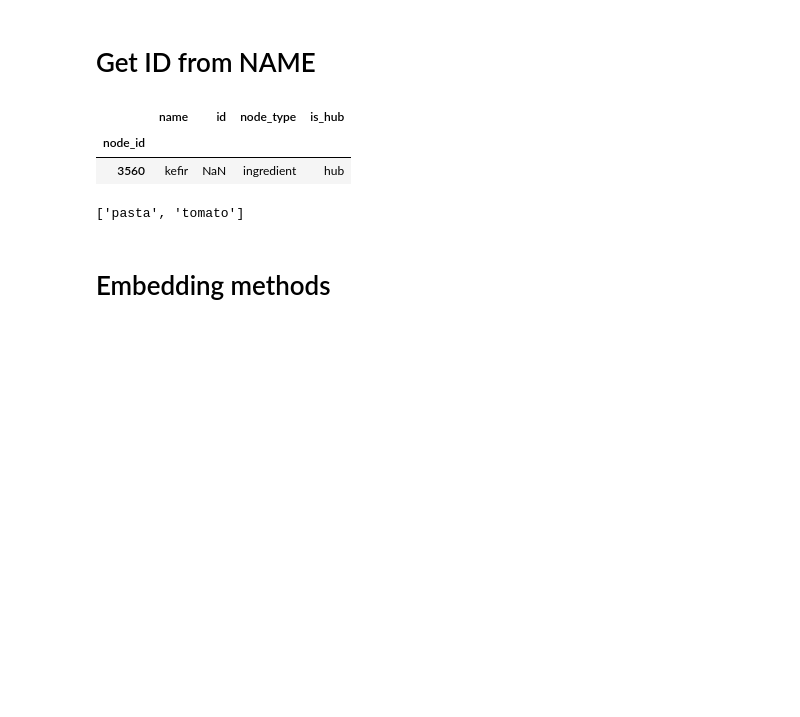
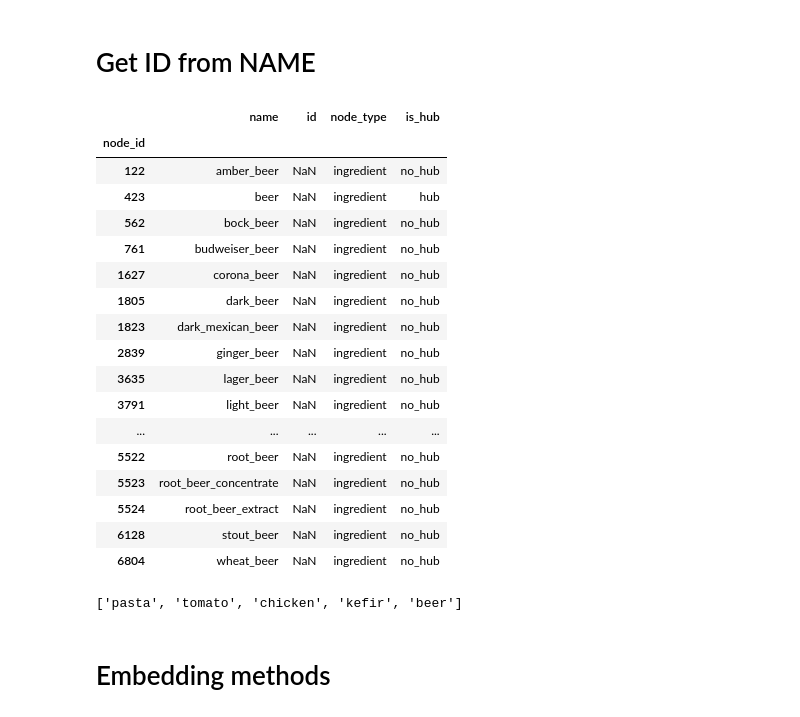
Before and after one commit to Marcrulo/ElevateMyDish, a Jupyter notebook: src/main.ipynb, the cells around one changed output. Saved outputs shown, nothing was run; the diff lists cells and outputs as text; code cells hidden in the pictures; blank space fills up the shorter version.

```diff
--- a/src/main.ipynb
+++ b/src/main.ipynb
@@ -63,20 +63,34 @@ Removed 0 isolated nodes
 # %% [markdown]
 # Get ID from NAME
 # %%
-subset = nodes[nodes['name'].str.contains('kefir', case=False, na=False)]
+subset = nodes[nodes['name'].str.contains('beer', case=False, na=False)]
 # subset = subset[subset['is_hub'] == 'hub']
 subset
 # %% [output]
 |  | name | id | node_type | is_hub |
 | node_id |  |  |  |  |
-| 3560 | kefir | NaN | ingredient | hub |
+| 122 | amber_beer | NaN | ingredient | no_hub |
+| 423 | beer | NaN | ingredient | hub |
+| 562 | bock_beer | NaN | ingredient | no_hub |
+| 761 | budweiser_beer | NaN | ingredient | no_hub |
+| 1627 | corona_beer | NaN | ingredient | no_hub |
+| 1805 | dark_beer | NaN | ingredient | no_hub |
+| 1823 | dark_mexican_beer | NaN | ingredient | no_hub |
+| 2839 | ginger_beer | NaN | ingredient | no_hub |
+| 3635 | lager_beer | NaN | ingredient | no_hub |
+| 3791 | light_beer | NaN | ingredient | no_hub |
+| ... | ... | ... | ... | ... |
+| 5522 | root_beer | NaN | ingredient | no_hub |
+| 5523 | root_beer_concentrate | NaN | ingredient | no_hub |
+| 5524 | root_beer_extract | NaN | ingredient | no_hub |
+| 6128 | stout_beer | NaN | ingredient | no_hub |
+| 6804 | wheat_beer | NaN | ingredient | no_hub |
 # %%
-# terminals = [4635, 6441, 1138]
-terminals = [4635,6441]
+terminals = [4635,6441,1138,3560,423]
 food_names = [id_to_name[t] for t in terminals]
 food_names
 # %% [output]
-['pasta', 'tomato']
+['pasta', 'tomato', 'chicken', 'kefir', 'beer']
 # %% [markdown]
 # Embedding methods
 # %%
```
Also changed, not shown: parts of 7 cells of this notebook.
